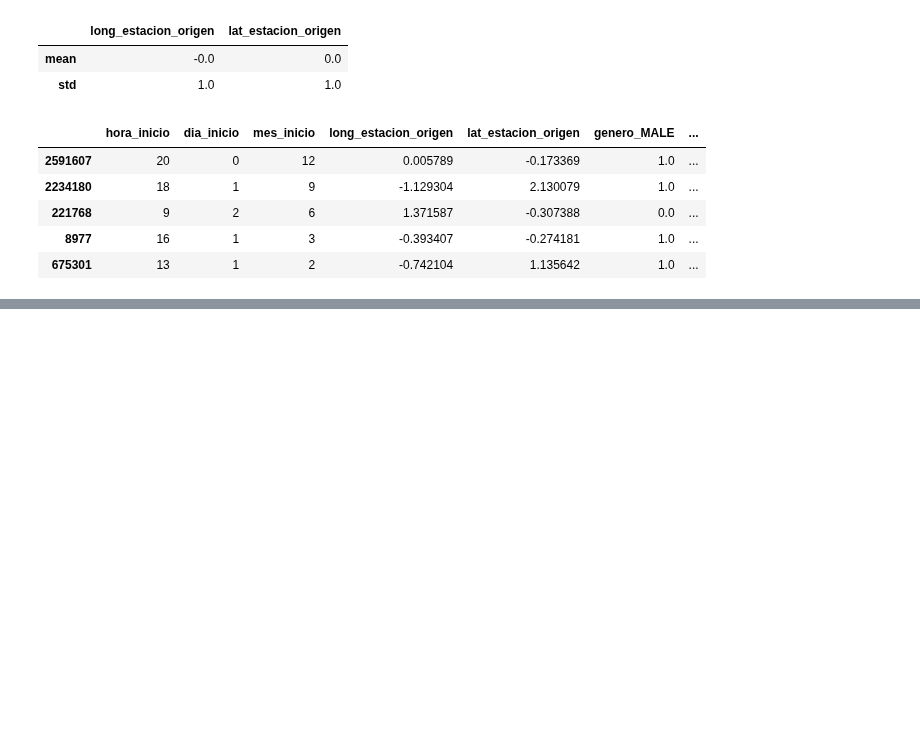
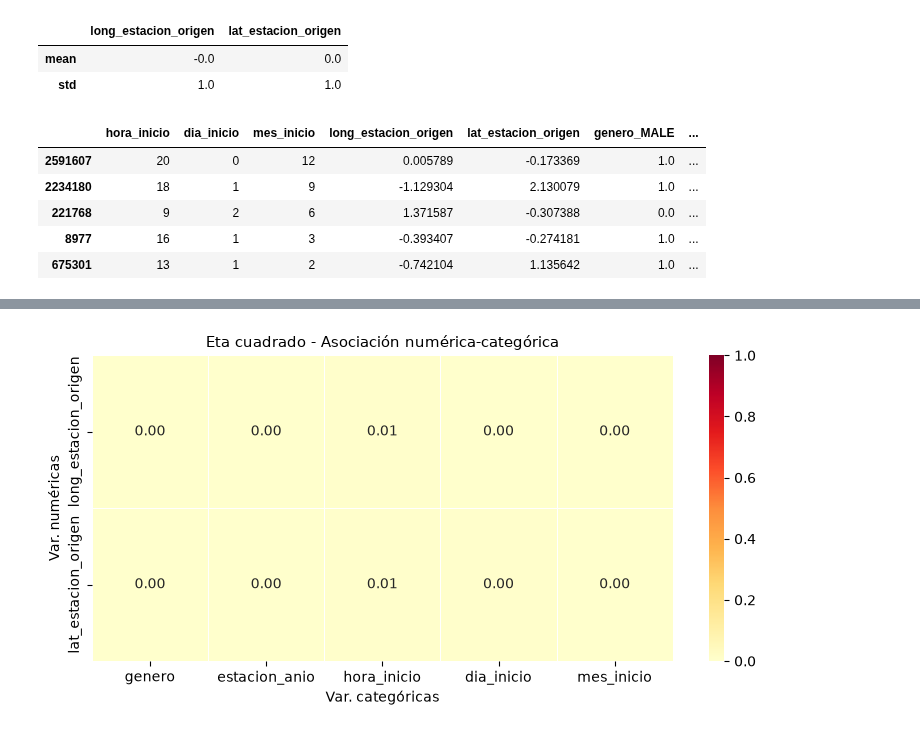
Before and after one commit to brigere/data-anlysis-ceia, a Jupyter notebook: tp_final_2026.ipynb, the cells around one changed output, grey strips where cells are left out. Cells and saved outputs as stored; diff of their text form; code cells hidden in the pictures; blank space fills up the shorter version.

```diff
--- a/tp_final_2026.ipynb
+++ b/tp_final_2026.ipynb
@@ -1764,0 +1889,34 @@ display(X_test_scaled.head())
+# %%
+# Eta cuadrado (numérica - categórica)
+def eta_squared(continuous, categorical):
+    mask       = continuous.notna() & categorical.notna()
+    y, grp     = continuous[mask], categorical[mask]
+    groups     = [g.values for _, g in y.groupby(grp, observed=True)]
+    F, p       = f_oneway(*groups)
+    grand_mean = y.mean()
+    ss_total   = ((y - grand_mean) ** 2).sum()
+    ss_between = sum(len(g) * (g.mean() - grand_mean) ** 2 for g in groups)
+    return ss_between / ss_total, p, F
+
+resultados = {}
+for num_col in num_features:
+    for cat_col in cat_nom_features:
+        eta2, p, F = eta_squared(X_asoc[num_col], X_asoc[cat_col])
+        resultados[(num_col, cat_col)] = eta2
+
+# Armamos la matriz de resultados
+eta2_mat = pd.DataFrame(
+    {cat: {num: resultados[(num, cat)] for num in num_features} for cat in cat_nom_features}
+)
+
+fig, ax = plt.subplots(figsize=(8, 4))
+sns.heatmap(eta2_mat, annot=True, fmt=".2f", cmap="YlOrRd",
+            vmin=0, vmax=1, linewidths=0.5, ax=ax)
+
+ax.set_title("Eta cuadrado - Asociación numérica-categórica", fontsize=11)
+ax.set_xlabel("Var. categóricas")
+ax.set_ylabel("Var. numéricas")
+plt.tight_layout()
+plt.show()
+# %% [output]
+[figure, added]
```
Also changed, not shown: parts of 19 cells of this notebook.
